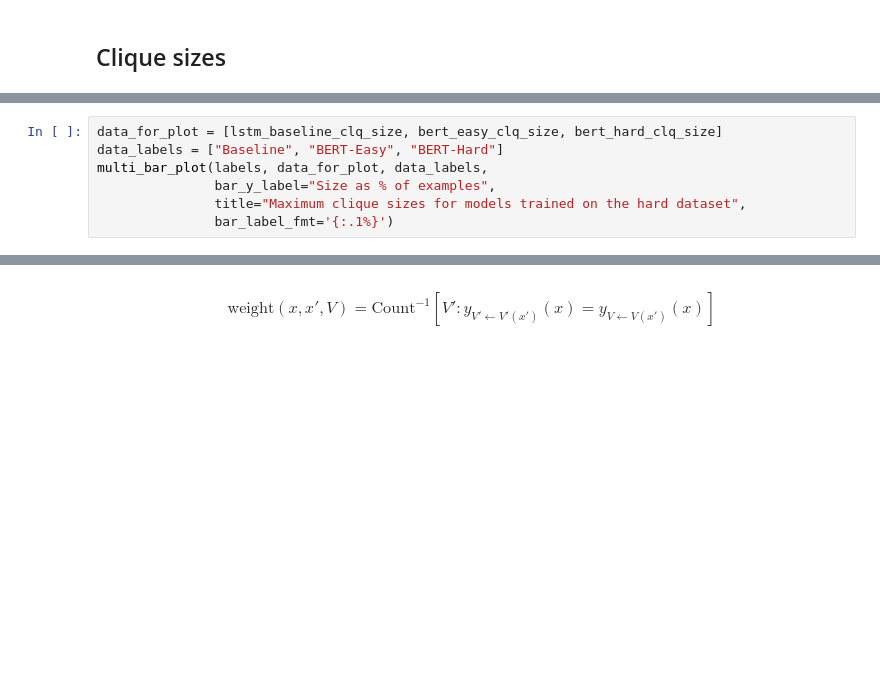
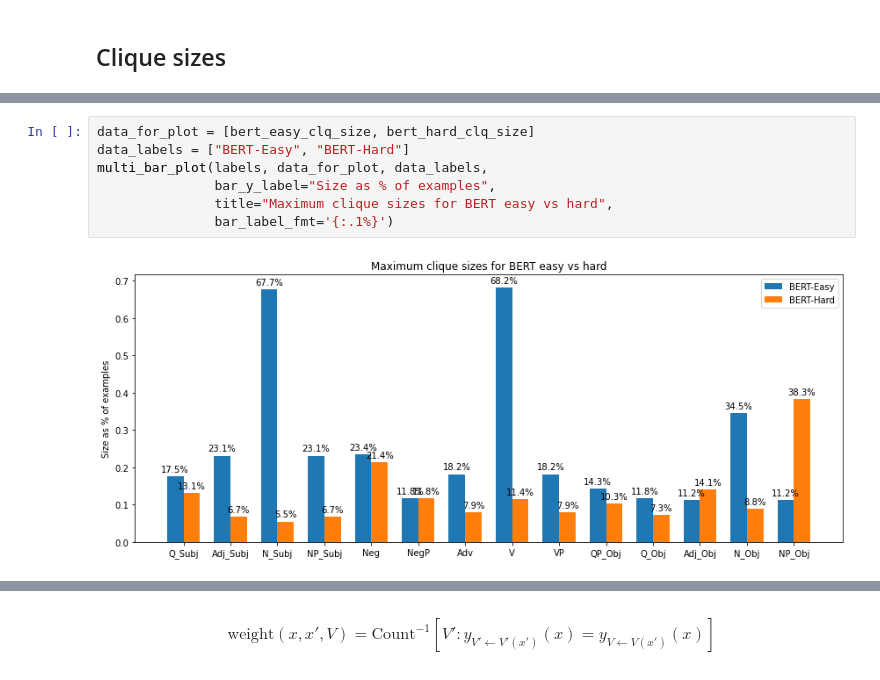
Before and after one commit to atticusg/Interchange, a Jupyter notebook: interchange_analysis.ipynb, the cells around one changed output, grey strips where cells are left out. Drawn from its saved outputs; the diff is of its cells as text; blank space fills up the shorter version.

```diff
--- a/interchange_analysis.ipynb
+++ b/interchange_analysis.ipynb
@@ -458,7 +481,9 @@ multi_bar_plot(labels, data_for_plot, data_labels,
 # %%
-data_for_plot = [lstm_baseline_clq_size, bert_easy_clq_size, bert_hard_clq_size]
-data_labels = ["Baseline", "BERT-Easy", "BERT-Hard"]
+data_for_plot = [bert_easy_clq_size, bert_hard_clq_size]
+data_labels = ["BERT-Easy", "BERT-Hard"]
 multi_bar_plot(labels, data_for_plot, data_labels,
                bar_y_label="Size as % of examples",
-               title="Maximum clique sizes for models trained on the hard dataset",
+               title="Maximum clique sizes for BERT easy vs hard",
                bar_label_fmt='{:.1%}')
+# %% [output]
+[figure, added]
```
Also changed, not shown: parts of 20 cells of this notebook, 4 other files.
